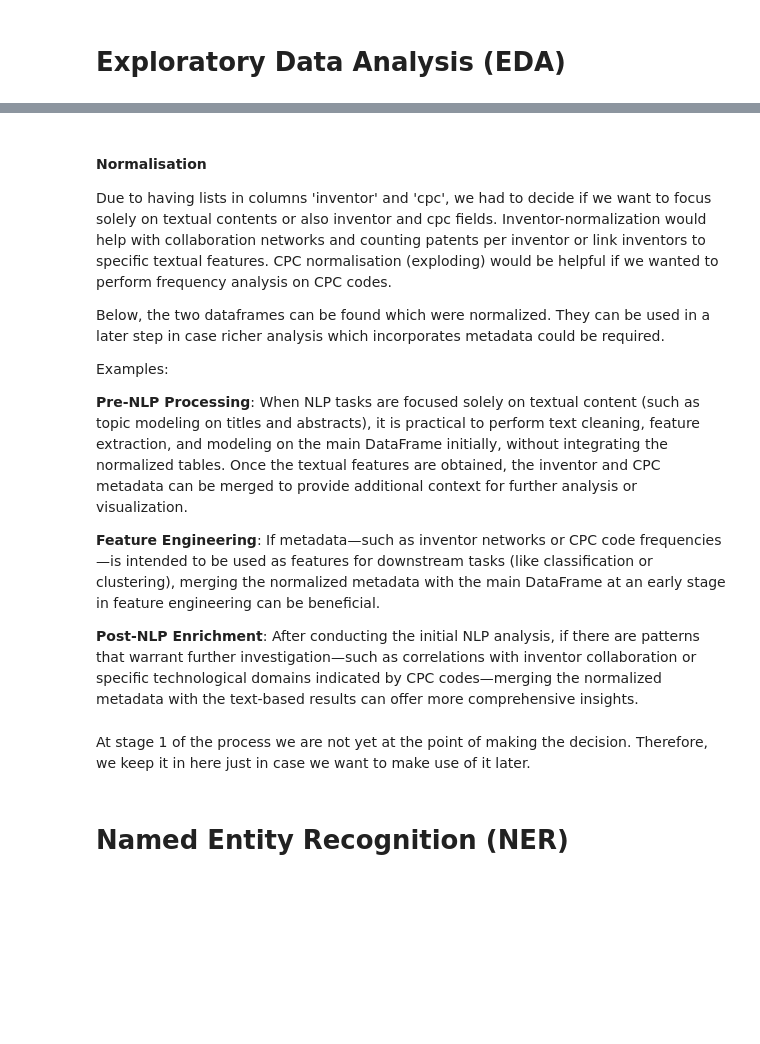
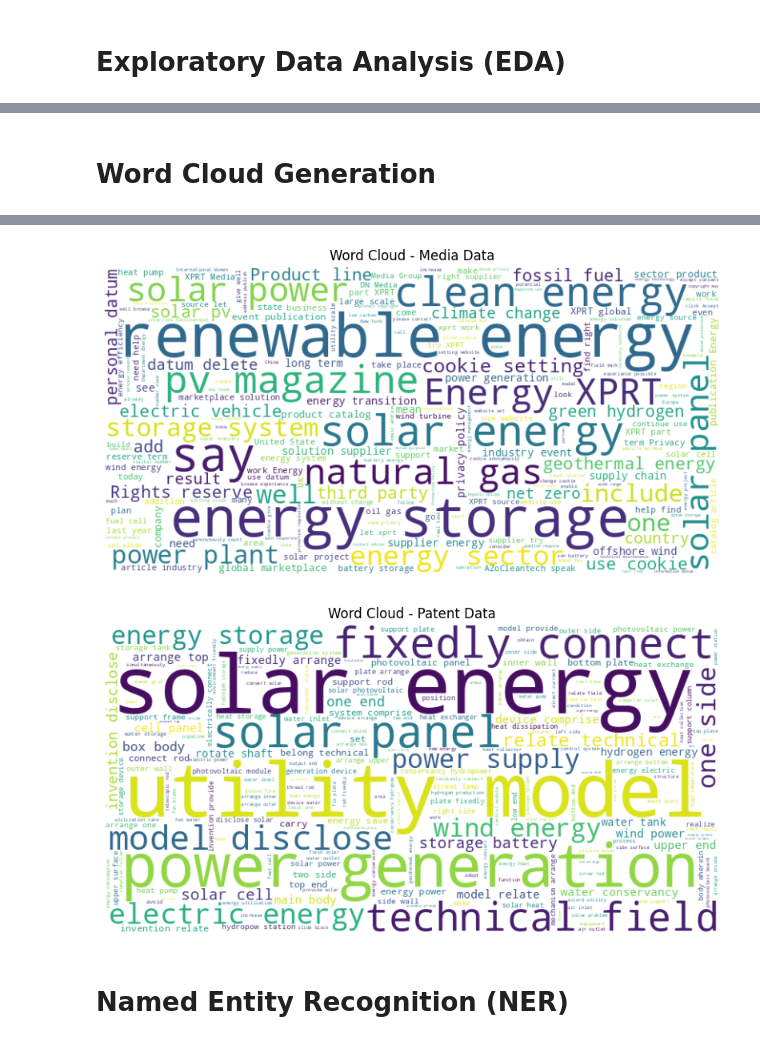
Before and after one commit to lucarenz1997/NLP, a Jupyter notebook: Stage_1_Cleaning_and_Preprocessing.ipynb, the cells around one changed output, grey strips where cells are left out. Drawn from its saved outputs; the diff is of its cells as text; code cells hidden in the pictures; blank space fills up the shorter version.

```diff
--- a/Stage_1_Cleaning_and_Preprocessing.ipynb
+++ b/Stage_1_Cleaning_and_Preprocessing.ipynb
@@ -310,22 +378,18 @@ print("Processed patent dataset loaded successfully.")
+# %% [markdown]
+# Word Cloud Generation
 # %%
-# Function to visualize word clouds
-def plot_wordcloud(data, title):
-    text = " ".join(data)
-    wordcloud = WordCloud(width=800, height=400, background_color="white").generate(text)
-    plt.figure(figsize=(10,5))
-    plt.imshow(wordcloud, interpolation="bilinear")
-    plt.axis("off")
-    plt.title(title, fontsize=14)
+# Creating word clouds to visualize frequently used words.
+all_words_media = ' '.join(processed_media_data_backup['processed_text'].dropna().astype(str))
+all_words_patent = ' '.join(processed_patent_data_backup['processed_text'].dropna().astype(str))
+
+def generate_wordcloud(text, title):
+    wordcloud = WordCloud(width=800, height=400, background_color='white').generate(text)
+    plt.figure(figsize=(10, 5))
+    plt.imshow(wordcloud, interpolation='bilinear')
+    plt.axis('off')
+    plt.title(title)
     plt.show()
 
-plot_wordcloud(media_data["processed_text"], "Word Cloud - Media Dataset")
-plot_wordcloud(patent_data["processed_text"], "Word Cloud - Patent Dataset")
-
-# Plot patent applications over time
-plt.figure(figsize=(10,5))
-sns.histplot(patent_data_no_duplicates['publication_date'], bins=30, kde=True)
-plt.title("Patent Applications Over Time")
-plt.xlabel("Year")
-plt.ylabel("Count")
-plt.show()
+generate_wordcloud(all_words_media, 'Word Cloud - Media Data')
+generate_wordcloud(all_words_patent, 'Word Cloud - Patent Data')
 # %% [output]
@@ -349,22 +396,4 @@ plt.show()
+[figure, added]
+[figure, added]
-# %% [markdown]
-#### Normalisation
-Due to having lists in columns 'inventor' and 'cpc', we had to decide if we want to focus solely on textual contents or also inventor and cpc fields.
-Inventor-normalization would help with collaboration networks and counting patents per inventor or link inventors to specific textual features.
-CPC normalisation (exploding) would be helpful if we wanted to perform frequency analysis on CPC codes.
-
-Below, the two dataframes can be found which were normalized. They can be used in a later step in case richer analysis which incorporates metadata could be required.
-
-Examples:
-
-**Pre-NLP Processing**:
-When NLP tasks are focused solely on textual content (such as topic modeling on titles and abstracts), it is practical to perform text cleaning, feature extraction, and modeling on the main DataFrame initially, without integrating the normalized tables. Once the textual features are obtained, the inventor and CPC metadata can be merged to provide additional context for further analysis or visualization.
-
-**Feature Engineering**:
-If metadata—such as inventor networks or CPC code frequencies—is intended to be used as features for downstream tasks (like classification or clustering), merging the normalized metadata with the main DataFrame at an early stage in feature engineering can be beneficial.
-
-**Post-NLP Enrichment**:
-After conducting the initial NLP analysis, if there are patterns that warrant further investigation—such as correlations with inventor collaboration or specific technological domains indicated by CPC codes—merging the normalized metadata with the text-based results can offer more comprehensive insights.
-# %% [markdown]
-At stage 1 of the process we are not yet at the point of making the decision. Therefore, we keep it in here just in case we want to make use of it later.
 # %% [markdown]
 # Named Entity Recognition (NER)
```
Also changed, not shown: parts of 42 cells of this notebook.
